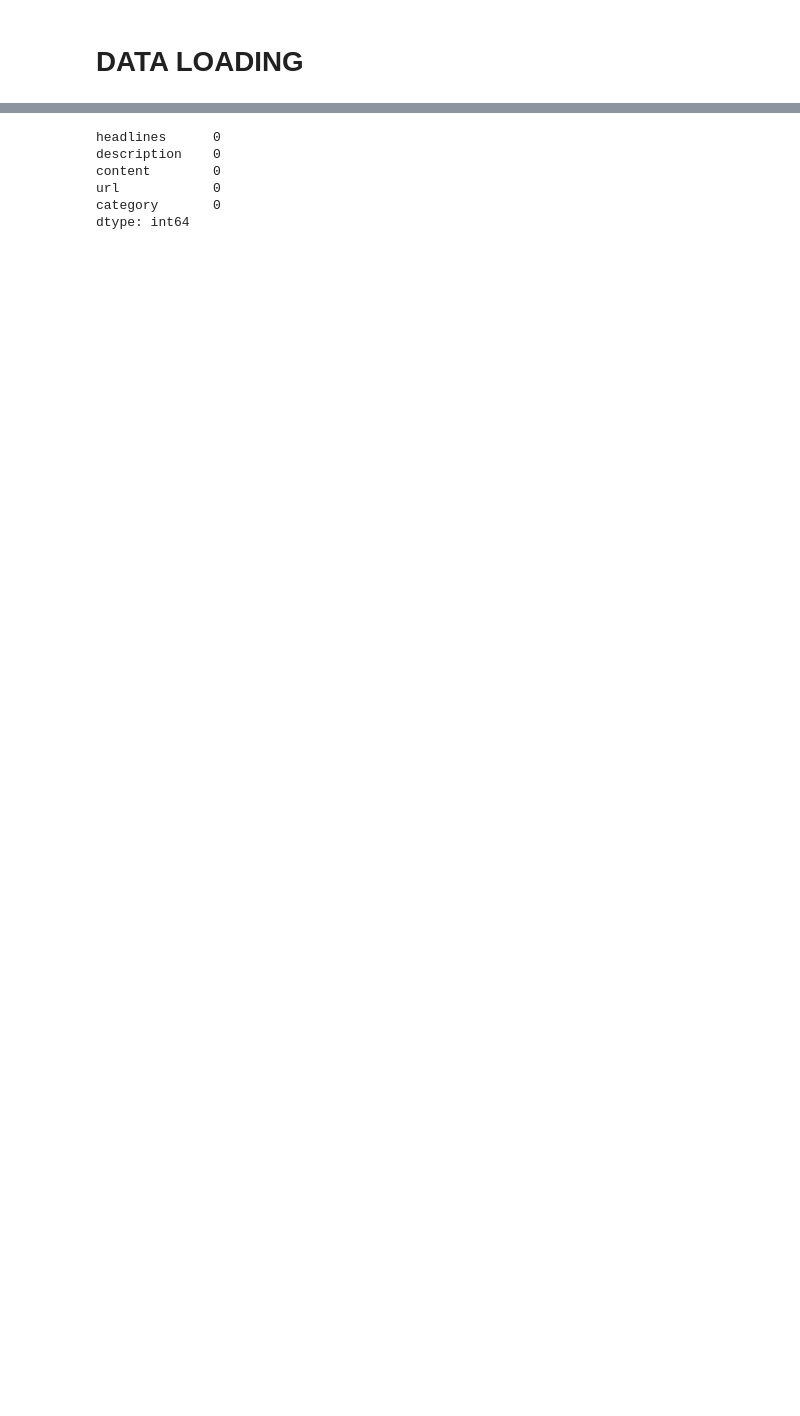
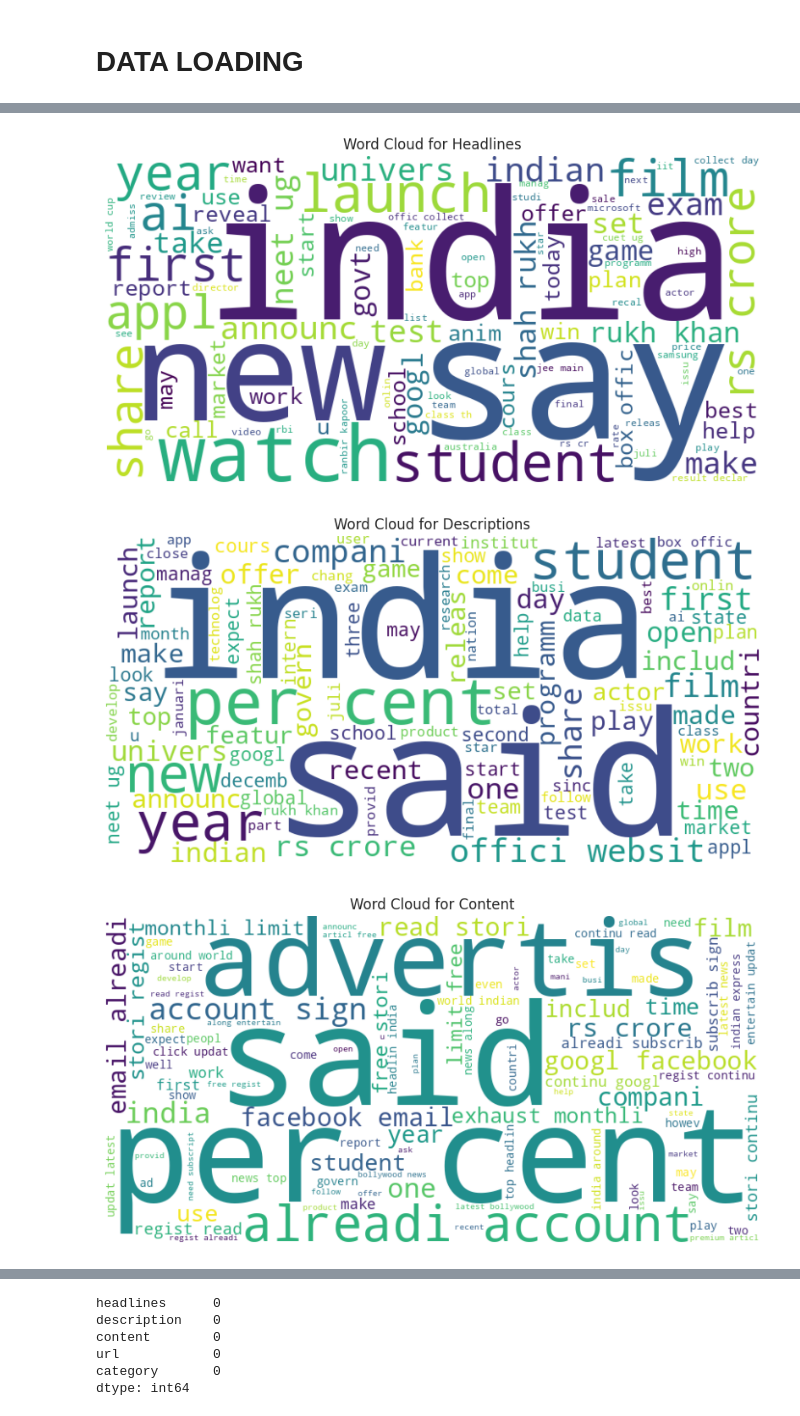
Before and after one commit to justin9503/2401FTDS_Classification_Project_Team_MM2, a Jupyter notebook: Classification_Project_Team_MM2.ipynb, the cells around one changed output, grey strips where cells are left out. Cells and saved outputs as stored; diff of their text form; code cells hidden in the pictures; blank space fills up the shorter version.

```diff
--- a/Classification_Project_Team_MM2.ipynb
+++ b/Classification_Project_Team_MM2.ipynb
@@ -47,0 +137,24 @@ train_data.head()
+# %%
+nltk.download('punkt')
+nltk.download('stopwords')
+
+stop_words = set(stopwords.words('english'))
+ps = PorterStemmer()
+
+def clean_text(text):
+    text = text.lower()  # Convert to lowercase
+    text = re.sub(r'\d+', '', text)  # Remove numbers
+    text = re.sub(r'[^\w\s]', '', text)  # Remove punctuation
+    #text = contractions.fix(text) # Remove contractions
+    tokens = word_tokenize(text)  # Tokenize text
+    tokens = [word for word in tokens if word not in stop_words]  # Remove stop words
+    tokens = [ps.stem(word) for word in tokens]  # Apply stemming
+    return ' '.join(tokens)
+
+# Apply cleaning function to the text fields
+train_data['headlines'] = train_data['headlines'].apply(clean_text)
+train_data['description'] = train_data['description'].apply(clean_text)
+train_data['content'] = train_data['content'].apply(clean_text)
+
+# Display cleaned text
+train_data.head()
@@ -47,0 +240,19 @@ train_data.head()
+# %%
+# Word cloud
+def generate_word_cloud(text_column, title):
+    all_text = ' '.join(text_column)
+    wordcloud = WordCloud(width=800, height=400, max_words=100, background_color='white').generate(all_text)
+    plt.figure(figsize=(10, 8))
+    plt.imshow(wordcloud, interpolation='bilinear')
+    plt.title(f'Word Cloud for {title}')
+    plt.axis('off')
+    plt.show()
+
+generate_word_cloud(train_data['headlines'], 'Headlines')
+generate_word_cloud(train_data['description'], 'Descriptions')
+generate_word_cloud(train_data['content'], 'Content')
+generate_word_cloud(train_data['url'], 'URL')
+# %% [output]
+[figure, added]
+[figure, added]
+[figure, added]
```
Also changed, not shown: parts of 72 cells of this notebook.
